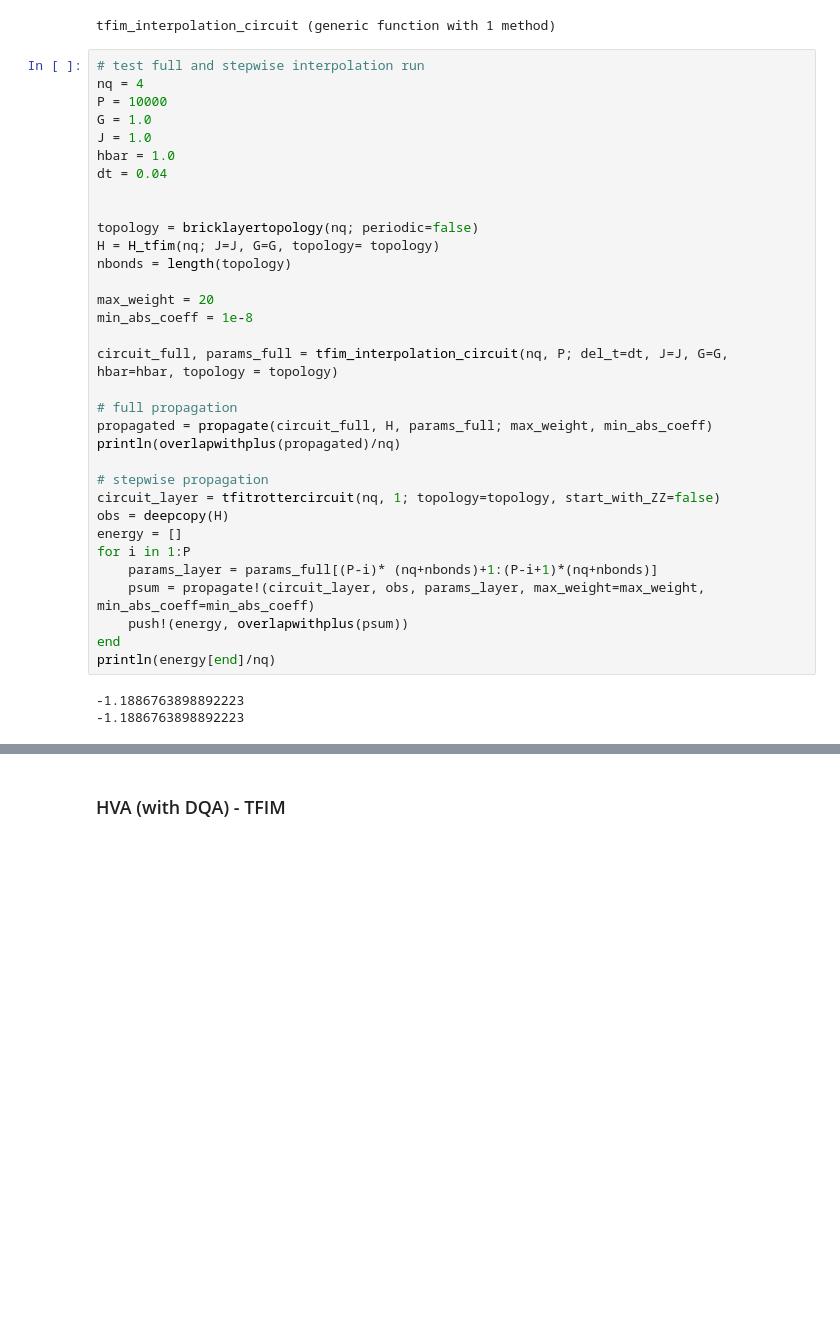
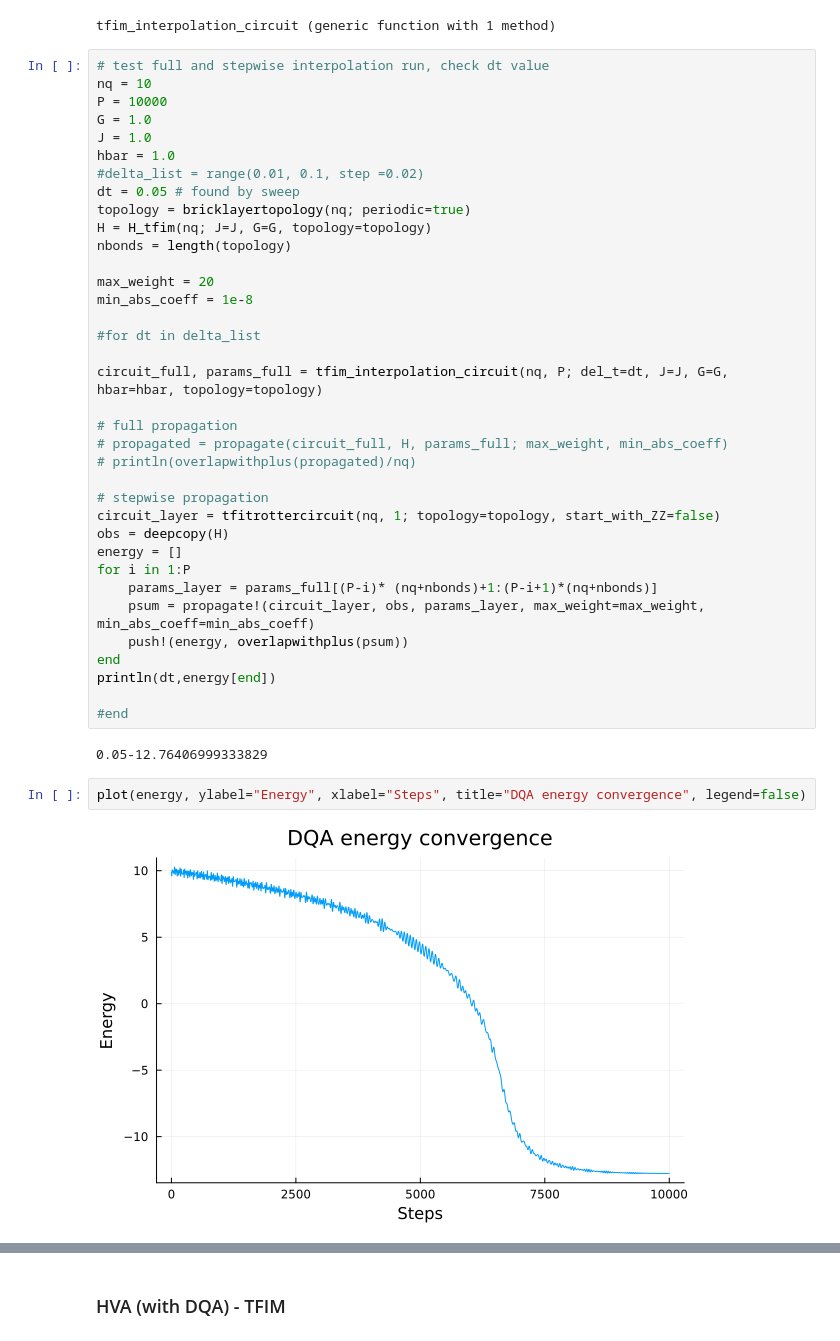
Before and after one commit to JuliaGerecke/PP-VarBenchmarks, a Jupyter notebook: HVA_DQA_comb.ipynb, the cells around one changed output, grey strips where cells are left out. Saved outputs shown, nothing was run; the diff lists cells and outputs as text; blank space fills up the shorter version.

```diff
--- a/HVA_DQA_comb.ipynb
+++ b/HVA_DQA_comb.ipynb
@@ -132,27 +132,28 @@ end
 # %% [output]
 tfim_interpolation_circuit (generic function with 1 method)
 # %%
-# test full and stepwise interpolation run
-nq = 4
+# test full and stepwise interpolation run, check dt value
+nq = 10
 P = 10000
 G = 1.0
 J = 1.0
 hbar = 1.0
-dt = 0.04
-
-
-topology = bricklayertopology(nq; periodic=false)
-H = H_tfim(nq; J=J, G=G, topology= topology)
+#delta_list = range(0.01, 0.1, step =0.02)
+dt = 0.05 # found by sweep
+topology = bricklayertopology(nq; periodic=true)
+H = H_tfim(nq; J=J, G=G, topology=topology)
 nbonds = length(topology)
 
 max_weight = 20
 min_abs_coeff = 1e-8
 
-circuit_full, params_full = tfim_interpolation_circuit(nq, P; del_t=dt, J=J, G=G, hbar=hbar, topology = topology)
+#for dt in delta_list
+
+circuit_full, params_full = tfim_interpolation_circuit(nq, P; del_t=dt, J=J, G=G, hbar=hbar, topology=topology)
 
 # full propagation
-propagated = propagate(circuit_full, H, params_full; max_weight, min_abs_coeff)
-println(overlapwithplus(propagated)/nq)
+# propagated = propagate(circuit_full, H, params_full; max_weight, min_abs_coeff)
+# println(overlapwithplus(propagated)/nq)
 
 # stepwise propagation
 circuit_layer = tfitrottercircuit(nq, 1; topology=topology, start_with_ZZ=false)
@@ -163,7 +164,12 @@ for i in 1:P
     psum = propagate!(circuit_layer, obs, params_layer, max_weight=max_weight, min_abs_coeff=min_abs_coeff)
     push!(energy, overlapwithplus(psum))
 end
-println(energy[end]/nq)
+println(dt,energy[end])
+
+#end
 # %% [output]
--1.1886763898892223
--1.1886763898892223
+0.05-12.76406999333829
+# %%
+plot(energy, ylabel="Energy", xlabel="Steps", title="DQA energy convergence", legend=false)
+# %% [output]
+[figure, added]
```
Also changed, not shown: parts of 7 cells of this notebook.
